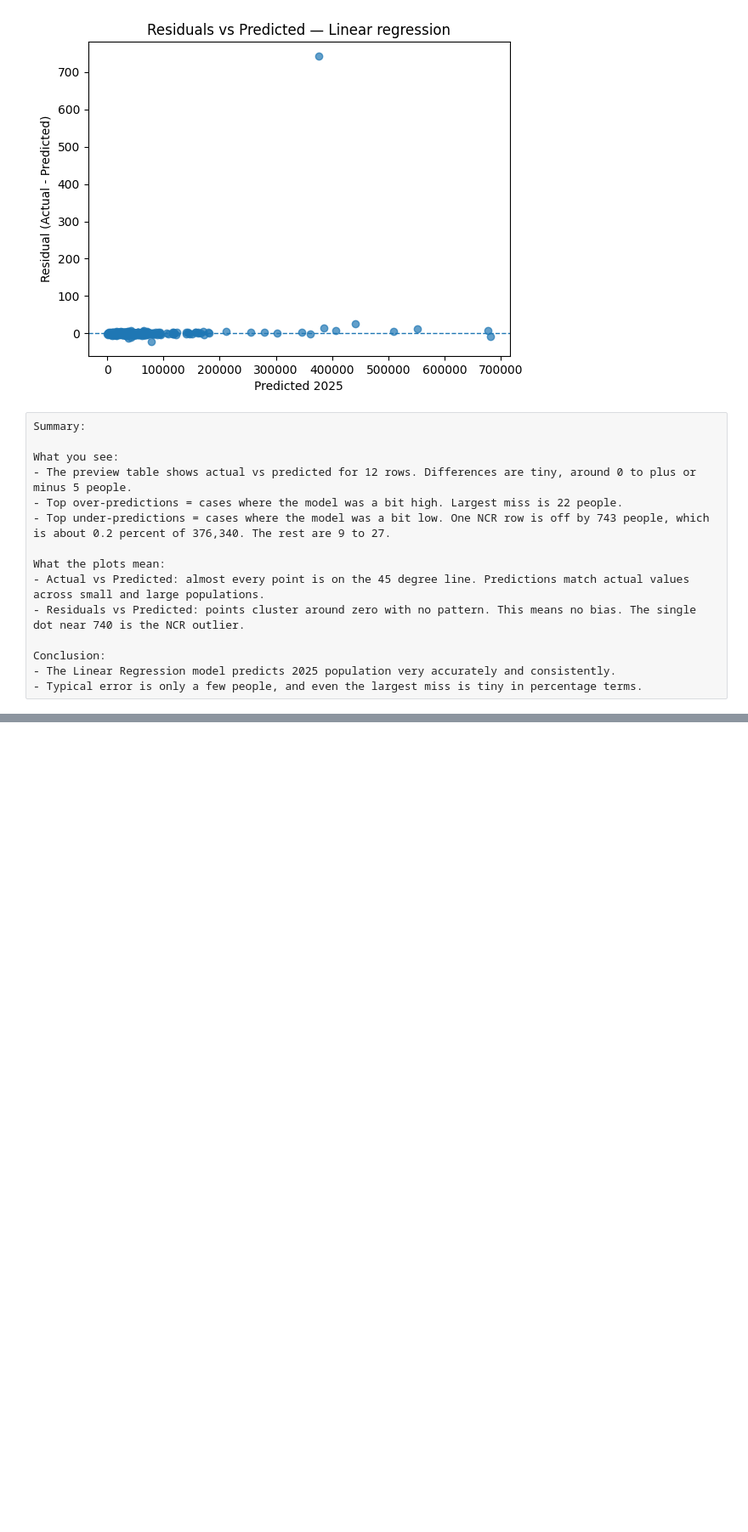
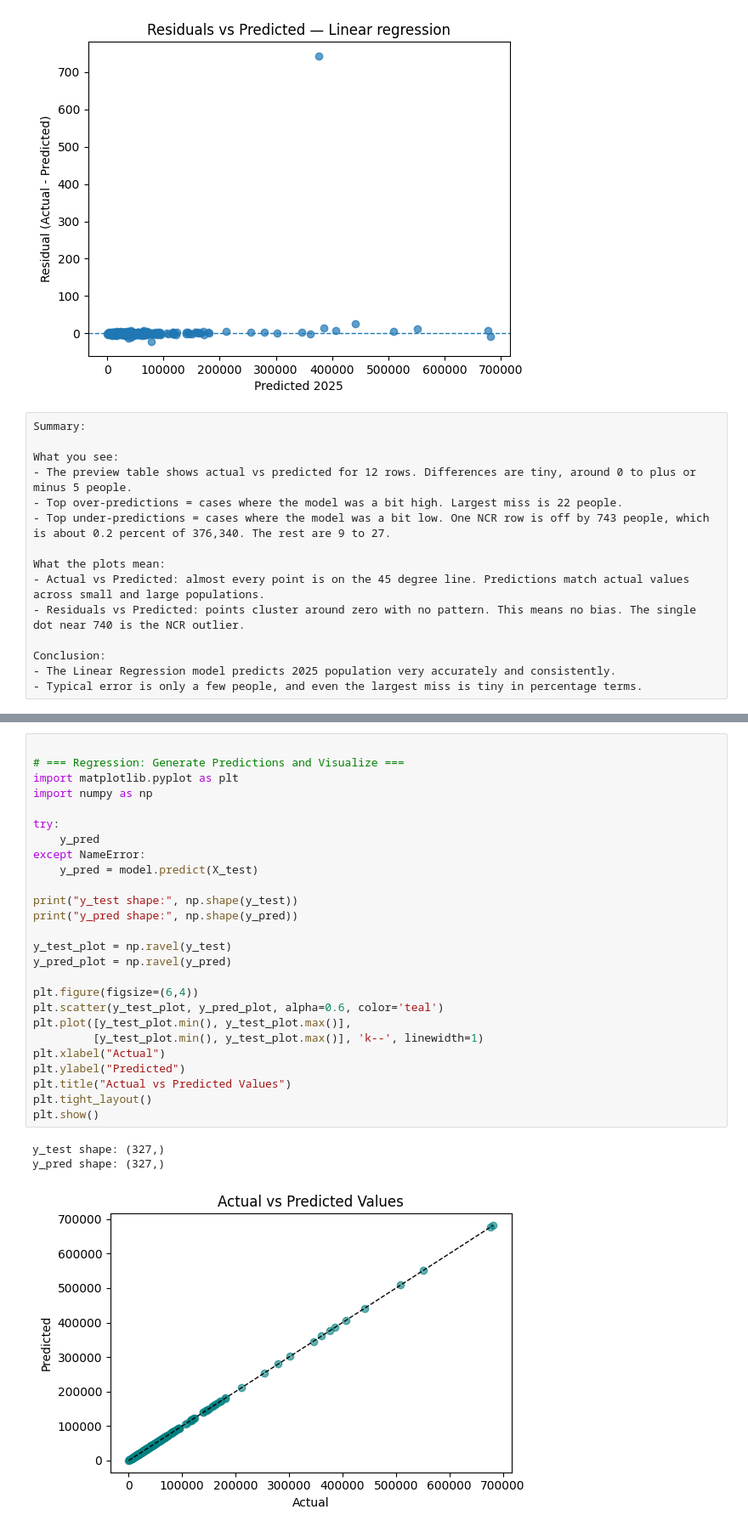
Before and after one commit to Mariopogi/Machine-Learning-Program-Exercises-Group-5-BSIT-2A, a Jupyter notebook: Regression.ipynb, the cells around one changed output, grey strips where cells are left out. Shown: that part at 85% size. Saved outputs shown, nothing was run; the diff lists cells and outputs as text; blank space fills up the shorter version.

Commit message:
Completed sections 10 - 12, created and trained model

```diff
--- a/Regression.ipynb
+++ b/Regression.ipynb
@@ -874,0 +916,30 @@ Conclusion:
+# %%
+
+# === Regression: Generate Predictions and Visualize ===
+import matplotlib.pyplot as plt
+import numpy as np
+
+try:
+    y_pred
+except NameError:
+    y_pred = model.predict(X_test)
+
+print("y_test shape:", np.shape(y_test))
+print("y_pred shape:", np.shape(y_pred))
+
+y_test_plot = np.ravel(y_test)
+y_pred_plot = np.ravel(y_pred)
+
+plt.figure(figsize=(6,4))
+plt.scatter(y_test_plot, y_pred_plot, alpha=0.6, color='teal')
+plt.plot([y_test_plot.min(), y_test_plot.max()],
+         [y_test_plot.min(), y_test_plot.max()], 'k--', linewidth=1)
+plt.xlabel("Actual")
+plt.ylabel("Predicted")
+plt.title("Actual vs Predicted Values")
+plt.tight_layout()
+plt.show()
+# %% [output]
+y_test shape: (327,)
+y_pred shape: (327,)
+[figure, added]
```
Also changed, not shown: parts of 7 cells of this notebook.
